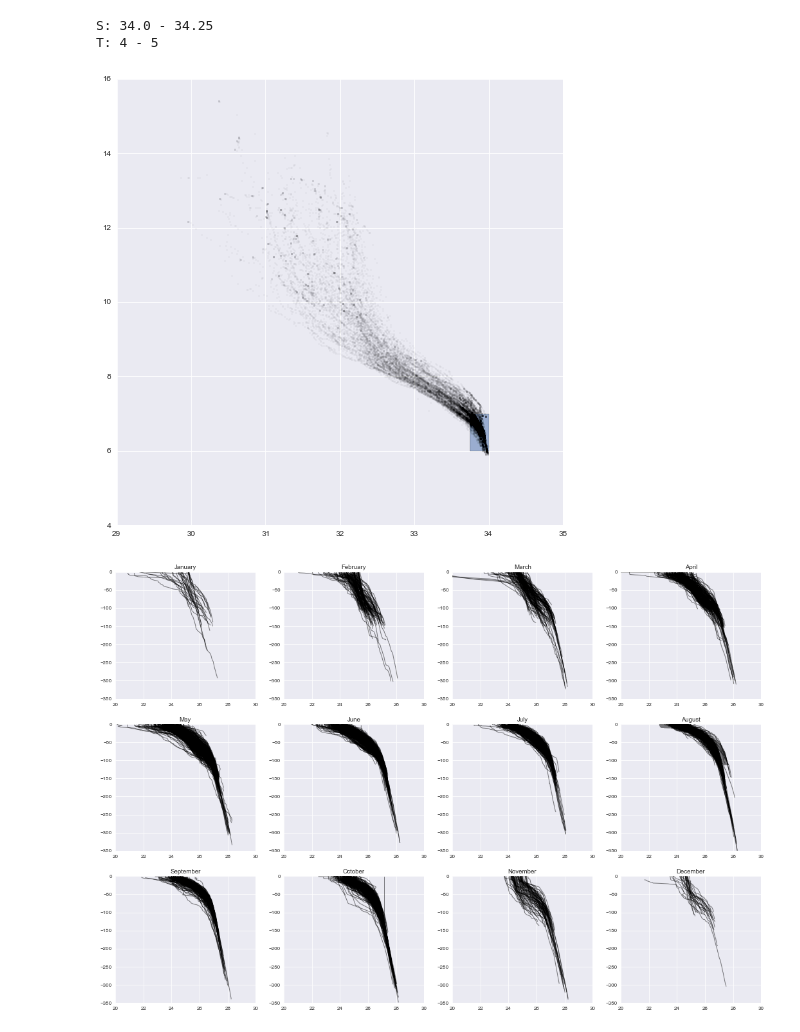
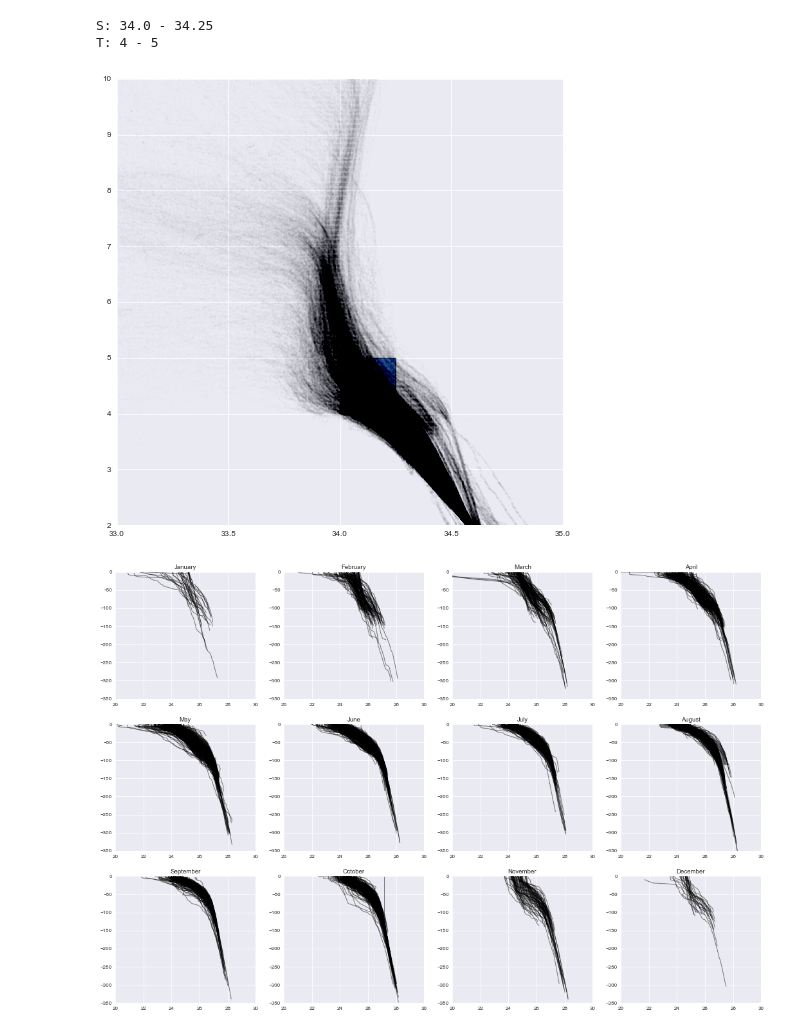
Before and after one commit to UBC-MOAD/falkor_upwelling, a Jupyter notebook: 1_Notebooks/June2015/TSmode_test.ipynb, the cells around one changed output. Cells and saved outputs as stored; diff of their text form; code cells hidden in the pictures.

```diff
--- a/1_Notebooks/June2015/TSmode_test.ipynb
+++ b/1_Notebooks/June2015/TSmode_test.ipynb
@@ -50,13 +50,15 @@ T: 4 - 5
 # %%
 Scasts = [x for k in modeDAT for x in k['Salinity']]
 Tcasts = [x for k in modeDAT for x in k['Temperature']]
 
 plt.figure(figsize=(8,8))
-plt.plot(Scasts,Tcasts,'.k',ms=1,alpha=0.25)
-plt.fill_between([Sgr[modeIND[0]],Sgr[modeIND[0]+1]],[Tgr[modeIND[1]],Tgr[modeIND[1]]],[Tgr[modeIND[1]+1],Tgr[modeIND[1]+1]],alpha=0.5)
+plt.plot(Scasts,Tcasts,'.k',ms=1,alpha=0.1)
+plt.fill_between([Sgr[modeIND[0]],Sgr[modeIND[0]+1]],[Tgr[modeIND[1]],Tgr[modeIND[1]]],[Tgr[modeIND[1]+1],Tgr[modeIND[1]+1]],alpha=1)
+plt.xlim((33,35))
+plt.ylim((2,10))
 plt.show()
 # %% [output]
-[figure, old version]
+[figure, new version]
 # %%
 plt.figure(figsize=(18,12))
 
```
Also changed, not shown: parts of 3 cells of this notebook, 3 other files.
